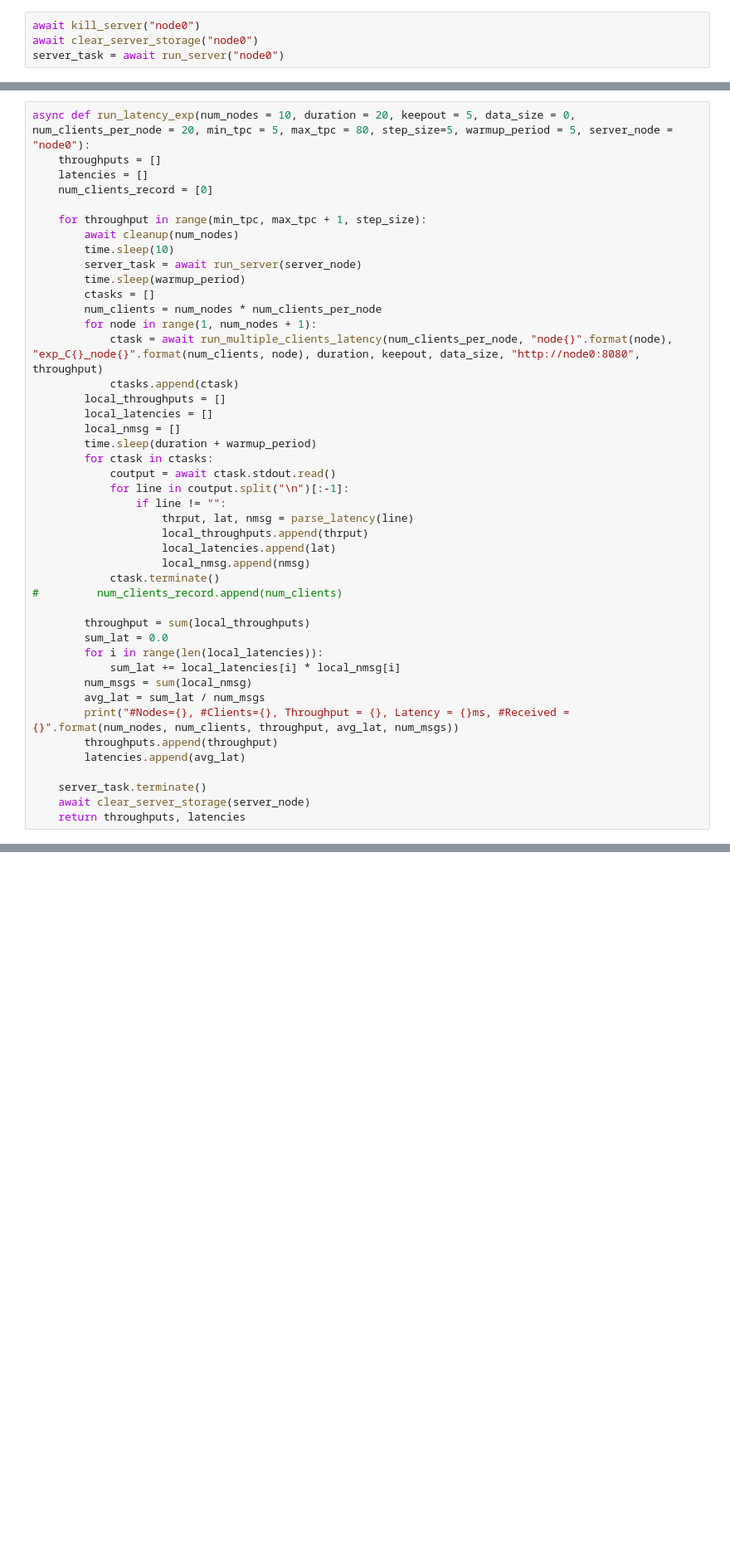
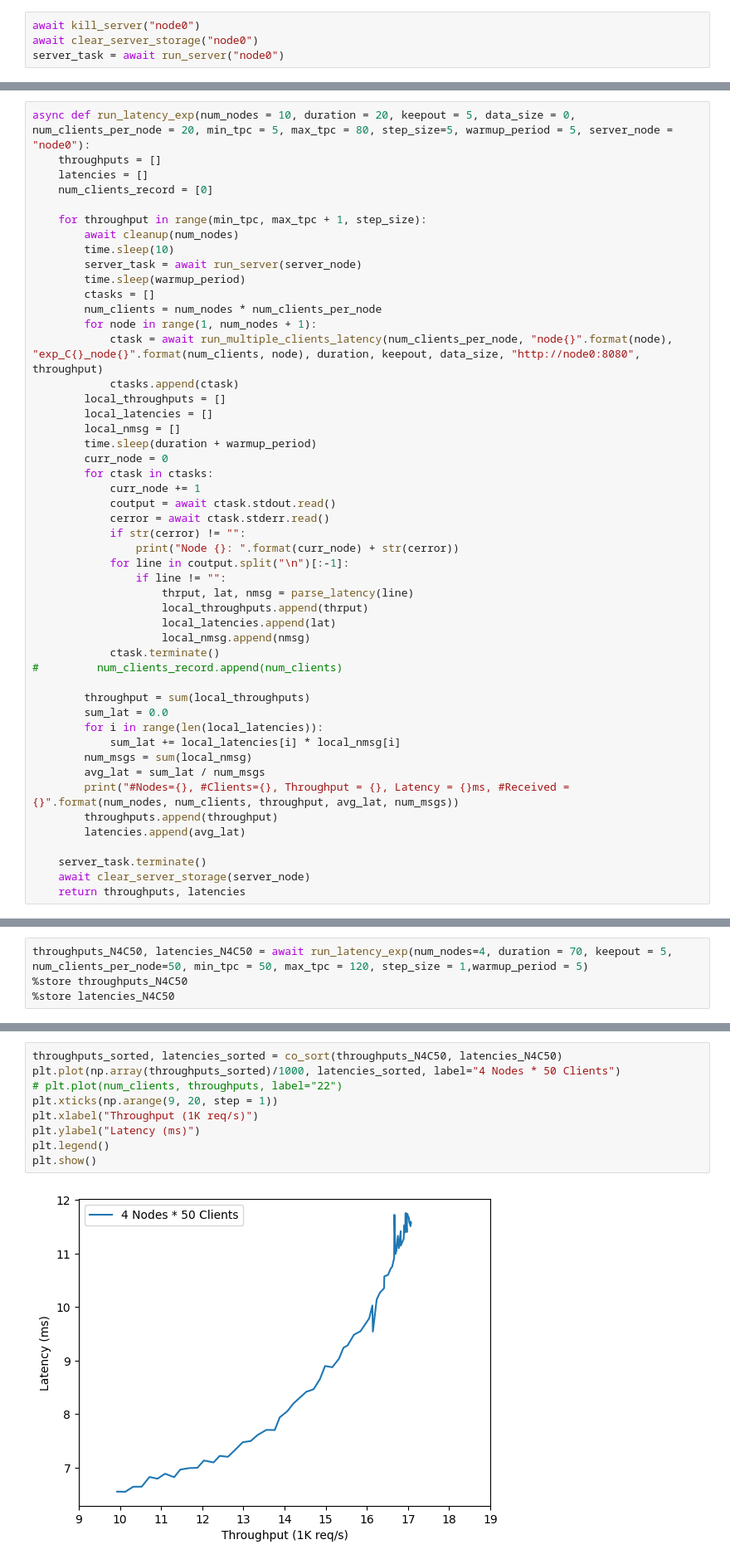
Before and after one commit to princeton-sns/frida, a Jupyter notebook: benchmark_notebook.ipynb, the cells around one changed output, grey strips where cells are left out. Shown at 83% size. Saved outputs shown, nothing was run; the diff lists cells and outputs as text; blank space fills up the shorter version.

```diff
--- a/benchmark_notebook.ipynb
+++ b/benchmark_notebook.ipynb
@@ -131,8 +139,13 @@ async def run_latency_exp(num_nodes = 10, duration = 20, keepout = 5, data_size
         local_latencies = []
         local_nmsg = []
         time.sleep(duration + warmup_period)
+        curr_node = 0
         for ctask in ctasks:
+            curr_node += 1
             coutput = await ctask.stdout.read()
+            cerror = await ctask.stderr.read()
+            if str(cerror) != "":
+                print("Node {}: ".format(curr_node) + str(cerror))
             for line in coutput.split("\n")[:-1]:
                 if line != "":
                     thrput, lat, nmsg = parse_latency(line)
@@ -219,0 +208,4 @@ plt.show()
+# %%
+throughputs_N4C50, latencies_N4C50 = await run_latency_exp(num_nodes=4, duration = 70, keepout = 5, num_clients_per_node=50, min_tpc = 50, max_tpc = 120, step_size = 1,warmup_period = 5)
+%store throughputs_N4C50
+%store latencies_N4C50
@@ -219,0 +230,11 @@ plt.show()
+# %%
+throughputs_sorted, latencies_sorted = co_sort(throughputs_N4C50, latencies_N4C50)
+plt.plot(np.array(throughputs_sorted)/1000, latencies_sorted, label="4 Nodes * 50 Clients")
+# plt.plot(num_clients, throughputs, label="22")
+plt.xticks(np.arange(9, 20, step = 1))
+plt.xlabel("Throughput (1K req/s)")
+plt.ylabel("Latency (ms)")
+plt.legend()
+plt.show()
+# %% [output]
+[figure, added]
```
Also changed, not shown: parts of 18 cells of this notebook, 5 other files.
